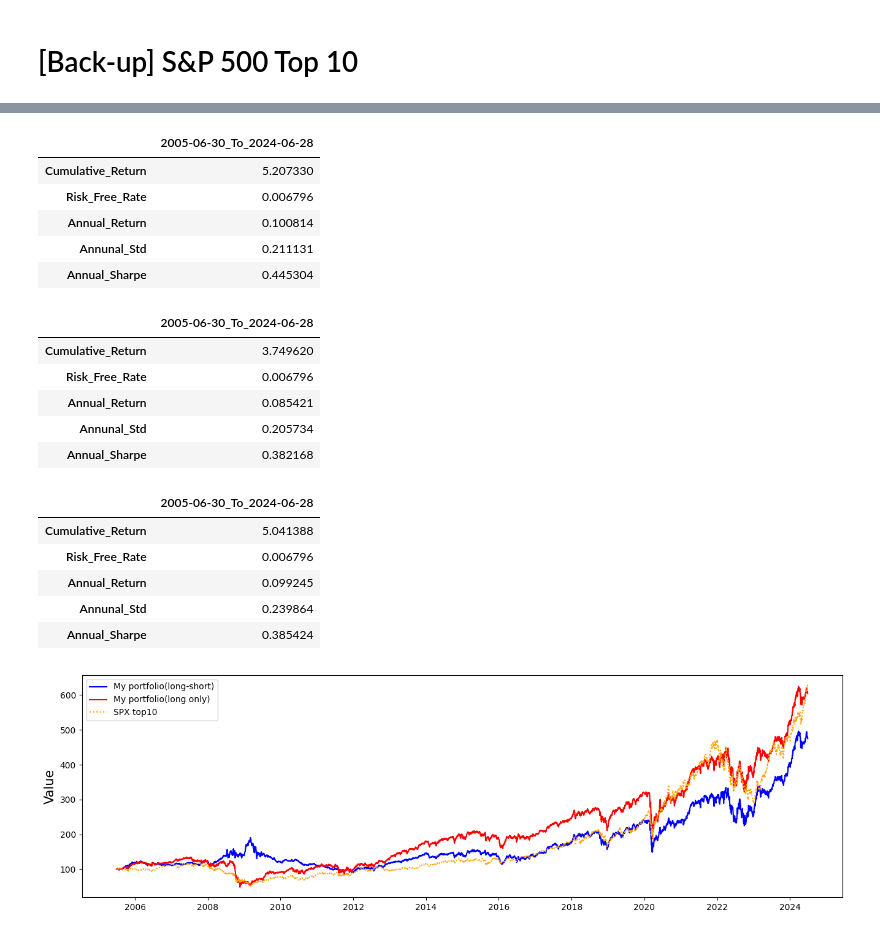
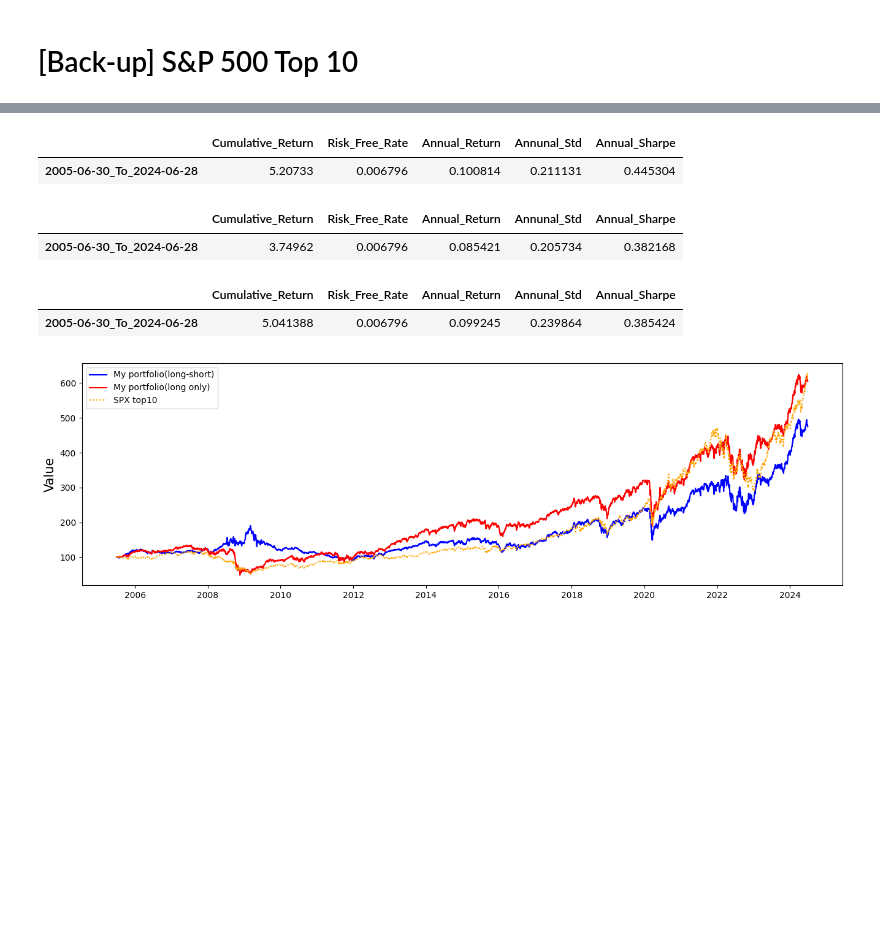
Before and after one commit to wisdomworker/Investments_2025, a Jupyter notebook: Inv_project_v2.ipynb, the cells around one changed output, grey strips where cells are left out. Cells and saved outputs as stored; diff of their text form; code cells hidden in the pictures; blank space fills up the shorter version.

```diff
--- a/Inv_project_v2.ipynb
+++ b/Inv_project_v2.ipynb
@@ -383,5 +331,4 @@ def Buyback_to_Cash_bottom_C(rebalance_quarter, how_many):
 # %%
-
 def backtest_longonly_top(daily_price, Strategy = 'C', initial_value = 100, fee=0.005, how_many=10):
 
     rebalance_day_list = list(pd.date_range('2000-01-01' ,'2024-07-01', freq = 'QS', tz=None))
@@ -390,7 +337,7 @@ def backtest_longonly_top(daily_price, Strategy = 'C', initial_value = 100, fee=
     start_day = daily_price.index[0]
 
     for i in range(len(rebalance_day_list)-1) :
-        # i=0
+
         end_day = rebalance_day_list[i+1] - pd.DateOffset(days=1)
 
         # get the long list
@@ -436,12 +383,6 @@ def backtest_longonly_top(daily_price, Strategy = 'C', initial_value = 100, fee=
     result.columns = [str(my_pf.index[0])[:10] + '_To_'+str(my_pf.index[-1])[:10]]
 
     return my_pf, result
-
-
-# initial_value = 100
-# fee=0.005
-# how_many=5
-# Strategy = 'A'
 
 def backtest_shortonly_bottom(daily_price, Strategy = 'C', initial_value = 100, fee=0.005, how_many=10):
 
@@ -492,7 +433,6 @@ def backtest_shortonly_bottom(daily_price, Strategy = 'C', initial_value = 100,
         start_day = my_pf_value.index[-1]
         my_pf = pd.concat([my_pf , my_pf_value.iloc[:]], axis = 0)
 
-    # my_pf.iloc[5900:]
     my_pf = my_pf + initial_value
 
     # Export the result of strategy
@@ -516,7 +456,7 @@ def backtest_shortonly_bottom(daily_price, Strategy = 'C', initial_value = 100,
 
 def backtest_longshort(daily_price, L_Strategy = 'C',S_Strategy = 'C', initial_value = 100, fee=0.005, how_many=10):
 
-    rebalance_day_list = list(pd.date_range('2005-06-30' ,'2024-07-01', freq = 'QS', tz=None))
+    rebalance_day_list = list(pd.date_range('2000-01-01' ,'2024-07-01', freq = 'QS', tz=None))
     my_long_pf = pd.DataFrame()
     my_short_pf = pd.DataFrame()
     strat_result_total = pd.DataFrame()
@@ -646,19 +586,17 @@ def backtest_sp500(daily_spx, initial_value = 100, fee=0.00):
     return index_pf, result
 
 
-
-# daily_spx2 = daily_sptop10.copy()
 def backtest_sptop10(daily_spx, initial_value = 100, fee=0.00):
 
     rebalance_day_list = list(pd.date_range('2005-06-30' ,'2024-07-01', freq = 'QS', tz=None))
     index_pf = pd.DataFrame()
-    start_day = daily_spx2.index[0]
+    start_day = daily_spx.index[0]
 
     for i in range(len(rebalance_day_list)-1) :
         # i=0
         end_day = rebalance_day_list[i+1] - pd.DateOffset(days=1)
 
-        port_data_index = daily_spx2[start_day:end_day]['SPtop10']
+        port_data_index = daily_spx[start_day:end_day]['SPtop10']
         index_value_backtested = (1 + port_data_index.pct_change().fillna(0)).cumprod(0) * initial_value
         index_pf_value = index_value_backtested.copy()
 
@@ -671,7 +609,7 @@ def backtest_sptop10(daily_spx, initial_value = 100, fee=0.00):
     index_pf = index_pf.reset_index().drop_duplicates(subset='index', keep='last').set_index('index')
 
     # Calculate the returns, std, sharpe
-    index_pf.columns = ['SPX_Value']
+    index_pf.columns = ['SPtop10']
     n = (index_pf.index[-1] - index_pf.index[0]).days/365
     Cum_Return = float((index_pf.iloc[-1] / index_pf.iloc[0])-1)
     My_Port_Return = float(  (index_pf.iloc[-1] / index_pf.iloc[0]) **(1/n) -1  )
@@ -1349,33 +1246,23 @@ def backtest_longonly_top2005(daily_price, Strategy = 'C', initial_value = 100,
 
     return my_pf, result
 # %%
-sptop10, sptop10_result = backtest_sptop10(daily_spx, 100, 0.000)
+sptop10, sptop10_result = backtest_sptop10(daily_sptop10, 100, 0.000)
+sptop10_result.T
 # %% [output]
-|  | 2005-06-30_To_2024-06-28 |
-| Cumulative_Return | 5.207330 |
-| Risk_Free_Rate | 0.006796 |
-| Annual_Return | 0.100814 |
-| Annunal_Std | 0.211131 |
-| Annual_Sharpe | 0.445304 |
+|  | Cumulative_Return | Risk_Free_Rate | Annual_Return | Annunal_Std | Annual_Sharpe |
+| 2005-06-30_To_2024-06-28 | 5.20733 | 0.006796 | 0.100814 | 0.211131 | 0.445304 |
 # %%
-daily_price2005 = daily_price.loc[daily_price.index.isin(daily_sptop10.index)]
 my_pf_ls_2005, my_result_ls_2005 = backtest_longshort2005(daily_price2005, 'A', 'C', 100, 0.005, 10)
+my_result_ls_2005.T
 # %% [output]
-|  | 2005-06-30_To_2024-06-28 |
-| Cumulative_Return | 3.749620 |
-| Risk_Free_Rate | 0.006796 |
-| Annual_Return | 0.085421 |
-| Annunal_Std | 0.205734 |
-| Annual_Sharpe | 0.382168 |
+|  | Cumulative_Return | Risk_Free_Rate | Annual_Return | Annunal_Std | Annual_Sharpe |
+| 2005-06-30_To_2024-06-28 | 3.74962 | 0.006796 | 0.085421 | 0.205734 | 0.382168 |
 # %%
 my_pf_long_2005, my_result_long_2005 = backtest_longonly_top2005(daily_price2005, 'A', 100, 0.005, 10)
+my_result_long_2005.T
 # %% [output]
-|  | 2005-06-30_To_2024-06-28 |
-| Cumulative_Return | 5.041388 |
-| Risk_Free_Rate | 0.006796 |
-| Annual_Return | 0.099245 |
-| Annunal_Std | 0.239864 |
-| Annual_Sharpe | 0.385424 |
+|  | Cumulative_Return | Risk_Free_Rate | Annual_Return | Annunal_Std | Annual_Sharpe |
+| 2005-06-30_To_2024-06-28 | 5.041388 | 0.006796 | 0.099245 | 0.239864 | 0.385424 |
 # %%
 plt.figure(figsize=(16, 16))
 plt.subplot(3,1,1)
```
Also changed, not shown: parts of 26 cells of this notebook.
